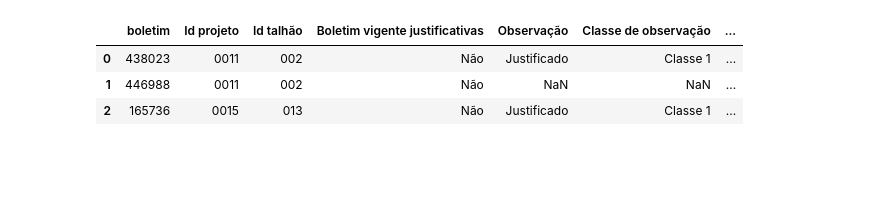
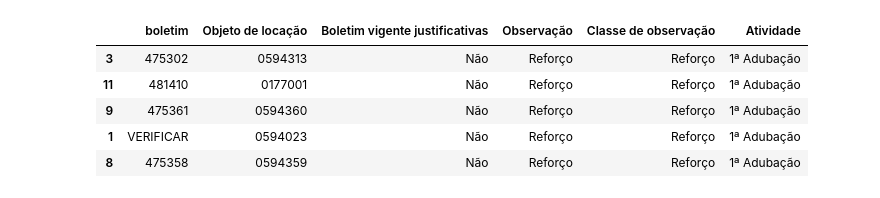
Before and after one commit to Ga-Moura/sop, a Jupyter notebook: SOP CODE.ipynb, the cells around one changed output. Saved outputs shown, nothing was run; the diff lists cells and outputs as text; code cells hidden in the pictures; blank space fills up the shorter version.

```diff
--- a/SOP CODE.ipynb
+++ b/SOP CODE.ipynb
@@ -170,16 +310,16 @@ def mes_operacional(df, coluna, nome_coluna):
 # %%
 #Base de justificativas -> Talhões justificados para fitrarem o boletim
 
-justificativas = mascara(justificativas,'Id projeto',4)
-justificativas = mascara(justificativas,'Id talhão',3)
-justificativas['objeto de locação'] = justificativas['Id projeto'].astype(str) + justificativas['Id talhão'].astype(str)
+justificativas = mascara(justificativas,'Objeto de locação',7)
 
-justificativas
+justificativas.sample(5)
 # %% [output]
-|  | boletim | Id projeto | Id talhão | Boletim vigente justificativas | Observação | Classe de observação | ... |
-| 0 | 438023 | 0011 | 002 | Não | Justificado | Classe 1 | ... |
-| 1 | 446988 | 0011 | 002 | Não | NaN | NaN | ... |
-| 2 | 165736 | 0015 | 013 | Não | Justificado | Classe 1 | ... |
+|  | boletim | Objeto de locação | Boletim vigente justificativas | Observação | Classe de observação | Atividade |
+| 3 | 475302 | 0594313 | Não | Reforço | Reforço | 1ª Adubação |
+| 11 | 481410 | 0177001 | Não | Reforço | Reforço | 1ª Adubação |
+| 9 | 475361 | 0594360 | Não | Reforço | Reforço | 1ª Adubação |
+| 1 | VERIFICAR | 0594023 | Não | Reforço | Reforço | 1ª Adubação |
+| 8 | 475358 | 0594359 | Não | Reforço | Reforço | 1ª Adubação |
 # %%
 #Data de Plantio origem cadastro histórico e ativo
 
```
Also changed, not shown: parts of 17 cells of this notebook.
